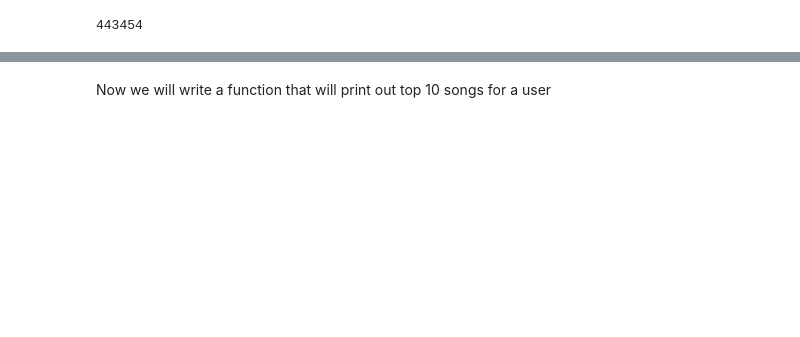
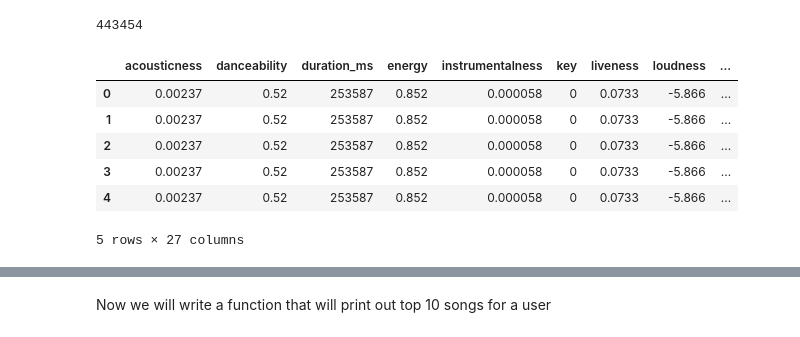
Before and after one commit to amandastrack/Capstone-Project-II-, a Jupyter notebook: [DRAFT_FOR_REVIEW]recommendation_system.ipynb, the cells around one changed output, grey strips where cells are left out. Cells and saved outputs as stored; diff of their text form; code cells hidden in the pictures; blank space fills up the shorter version.

```diff
--- a/[DRAFT_FOR_REVIEW]recommendation_system.ipynb
+++ b/[DRAFT_FOR_REVIEW]recommendation_system.ipynb
@@ -280,3 +264,13 @@ val_df['label'] = val_df.apply(f, axis=1)
 val_X = val_df[['acousticness', 'danceability',
        'duration_ms', 'energy', 'instrumentalness', 'key', 'liveness',
        'loudness', 'mode', 'speechiness', 'tempo', 'time_signature','valence','s1', 's2', 's3', 's4', 's5', 's6','s7', 'u1','u2','u3','u4','u5','u6','u7']]
+# %%
+val_X.head()
+# %% [output]
+|  | acousticness | danceability | duration_ms | energy | instrumentalness | key | liveness | loudness | ... |
+| 0 | 0.00237 | 0.52 | 253587 | 0.852 | 0.000058 | 0 | 0.0733 | -5.866 | ... |
+| 1 | 0.00237 | 0.52 | 253587 | 0.852 | 0.000058 | 0 | 0.0733 | -5.866 | ... |
+| 2 | 0.00237 | 0.52 | 253587 | 0.852 | 0.000058 | 0 | 0.0733 | -5.866 | ... |
+| 3 | 0.00237 | 0.52 | 253587 | 0.852 | 0.000058 | 0 | 0.0733 | -5.866 | ... |
+| 4 | 0.00237 | 0.52 | 253587 | 0.852 | 0.000058 | 0 | 0.0733 | -5.866 | ... |
+5 rows × 27 columns
```
Also changed, not shown: parts of 67 cells of this notebook.
